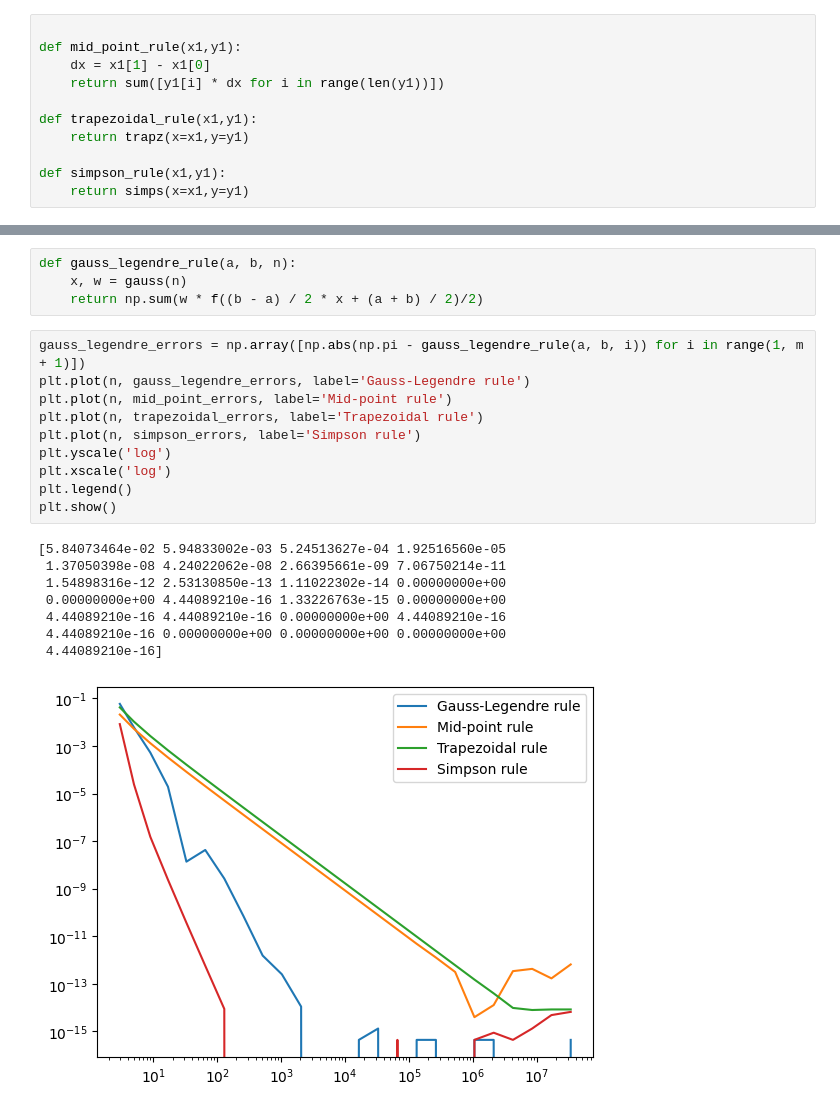
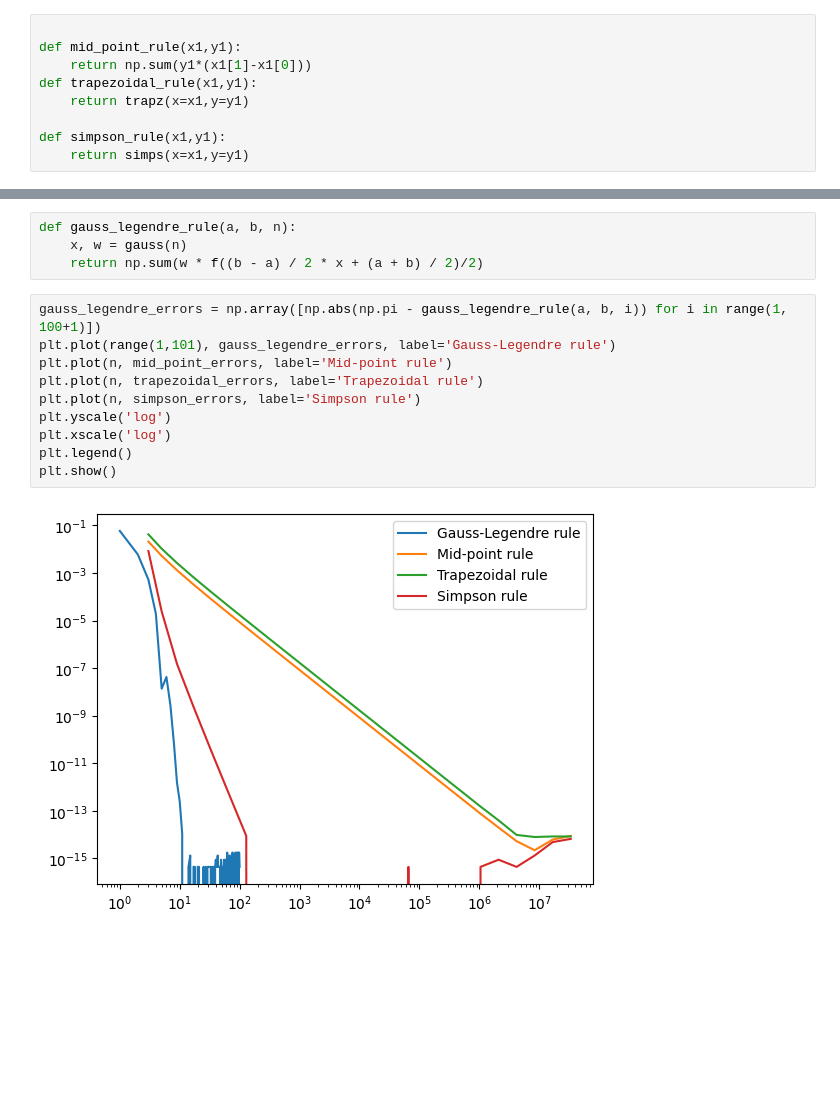
Before and after one commit to Fisieekk/MOwNiT, a Jupyter notebook: Lab6/1.ipynb, the cells around one changed output, grey strips where cells are left out. Cells and saved outputs as stored; diff of their text form; blank space fills up the shorter version.

```diff
--- a/Lab6/1.ipynb
+++ b/Lab6/1.ipynb
@@ -9,9 +9,7 @@ def f(x):
 # %%
 
 def mid_point_rule(x1,y1):
-    dx = x1[1] - x1[0]
-    return sum([y1[i] * dx for i in range(len(y1))])
-
+    return np.sum(y1*(x1[1]-x1[0]))
 def trapezoidal_rule(x1,y1):
     return trapz(x=x1,y=y1)
 
@@ -61,21 +88,14 @@ def gauss_legendre_rule(a, b, n):
     x, w = gauss(n)
     return np.sum(w * f((b - a) / 2 * x + (a + b) / 2)/2)
 # %%
-gauss_legendre_errors = np.array([np.abs(np.pi - gauss_legendre_rule(a, b, i)) for i in range(1, m + 1)])
-plt.plot(n, gauss_legendre_errors, label='Gauss-Legendre rule')
+gauss_legendre_errors = np.array([np.abs(np.pi - gauss_legendre_rule(a, b, i)) for i in range(1, 100+1)])
+plt.plot(range(1,101), gauss_legendre_errors, label='Gauss-Legendre rule')
 plt.plot(n, mid_point_errors, label='Mid-point rule')
 plt.plot(n, trapezoidal_errors, label='Trapezoidal rule')
 plt.plot(n, simpson_errors, label='Simpson rule')
 plt.yscale('log')
 plt.xscale('log')
 plt.legend()
 plt.show()
 # %% [output]
-[5.84073464e-02 5.94833002e-03 5.24513627e-04 1.92516560e-05
- 1.37050398e-08 4.24022062e-08 2.66395661e-09 7.06750214e-11
- 1.54898316e-12 2.53130850e-13 1.11022302e-14 0.00000000e+00
- 0.00000000e+00 4.44089210e-16 1.33226763e-15 0.00000000e+00
- 4.44089210e-16 4.44089210e-16 0.00000000e+00 4.44089210e-16
- 4.44089210e-16 0.00000000e+00 0.00000000e+00 0.00000000e+00
- 4.44089210e-16]
-[figure, old version]
+[figure, new version]
```
Also changed, not shown: parts of 3 cells of this notebook.
